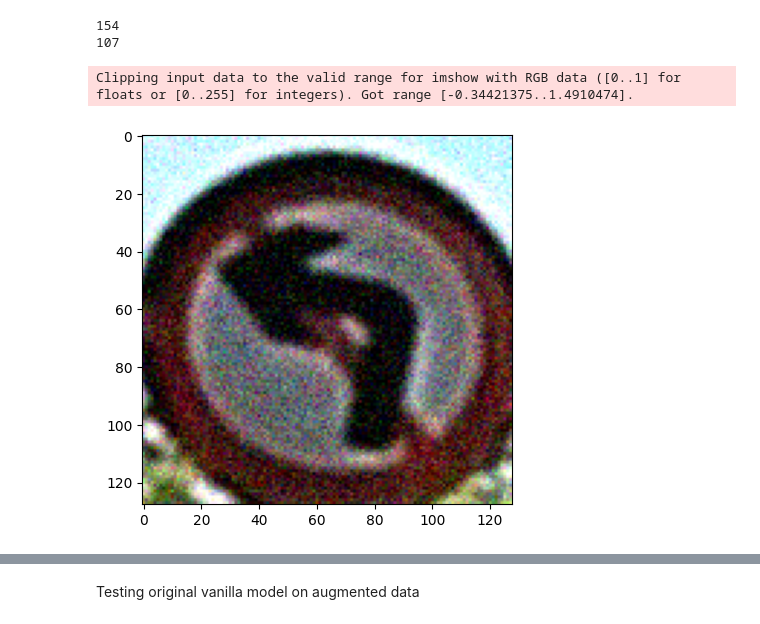
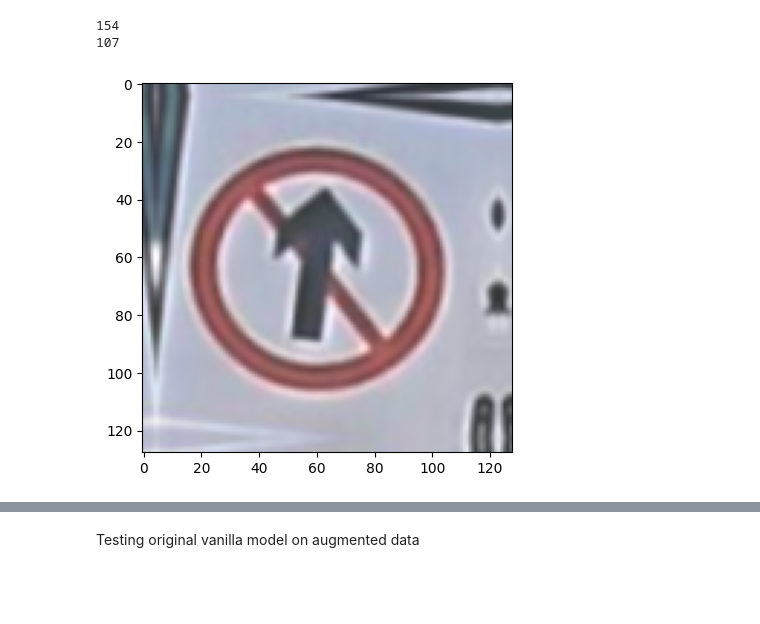
Before and after one commit to mariooohzc/ConvolutionNeuralNetworkImageClassificationProject, a Jupyter notebook: experimental/filetest.ipynb, the cells around one changed output, grey strips where cells are left out. Saved outputs shown, nothing was run; the diff lists cells and outputs as text; code cells hidden in the pictures; blank space fills up the shorter version.

Commit message:
Cleaning up some code/ standardise our data augmentation

```diff
--- a/experimental/filetest.ipynb
+++ b/experimental/filetest.ipynb
@@ -316,15 +313,13 @@ def add_gaussian_noise(image, mean=0.0, stddev=0.1):
 # %%
 data_augmentation = tf.keras.Sequential([
-    tf.keras.layers.RandomFlip("horizontal"),
-    tf.keras.layers.RandomRotation(0.5),
-    tf.keras.layers.RandomZoom(0.5),
-    tf.keras.layers.RandomContrast(0.5)
+    tf.keras.layers.RandomRotation(0.2),
+    tf.keras.layers.RandomZoom(0.2),
+    tf.keras.layers.RandomBrightness(0.2)
 ])
 # %%
 def augment_with_noise(image, label):
+    image = data_augmentation(image)
     image=image/255
-    image = data_augmentation(image)
-    image = add_gaussian_noise(image)
     return image, label
 # %%
 original_data=tf.keras.utils.image_dataset_from_directory("../experimental/data_classes",
@@ -333,11 +328,8 @@ original_data=tf.keras.utils.image_dataset_from_directory("../experimental/data_
                                                 )
 
 augmented_data = original_data.map(augment_with_noise)
-normalized_original_data = original_data.map(lambda x, y: (x / 255.0, y))
-combined_data = normalized_original_data.concatenate(augmented_data)
-shuffled_combined_data = combined_data.shuffle(buffer_size=combined_data.cardinality())
 
-combined_next=shuffled_combined_data.as_numpy_iterator()
+combined_next=augmented_data.as_numpy_iterator()
 combined_next_batch=combined_next.next()
 print(combined_next_batch[0].shape) #indepenedant variables i.e pixel values
 print(combined_next_batch[1].shape) #y labels
@@ -360,12 +349,11 @@ print(trainsize)
 154
 107
 # %%
-example_image = combined_next_batch[0][51]
+example_image = combined_next_batch[0][29]
 plt.imshow(example_image)
 plt.show()
 # %% [output]
-Clipping input data to the valid range for imshow with RGB data ([0..1] for floats or [0..255] for integers). Got range [-0.34421375..1.4910474].
-[figure, old version]
+[figure, new version]
 # %%
 augmented_train=combined_data.take(trainsize)
 augmented_val=combined_data.skip(trainsize).take(valsize)
```
Also changed, not shown: parts of 17 cells of this notebook, 9 other files.
